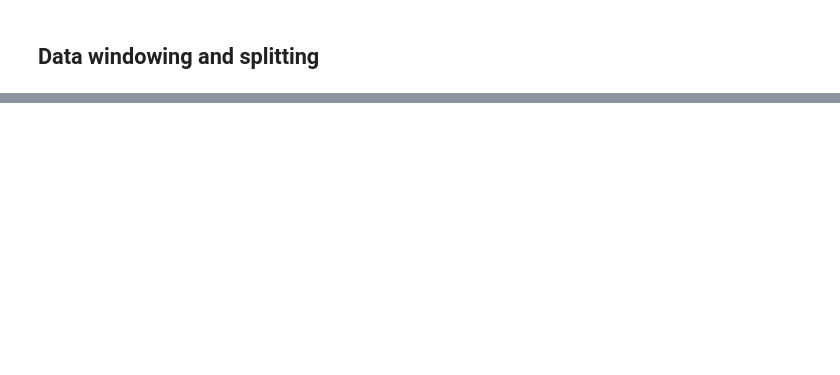
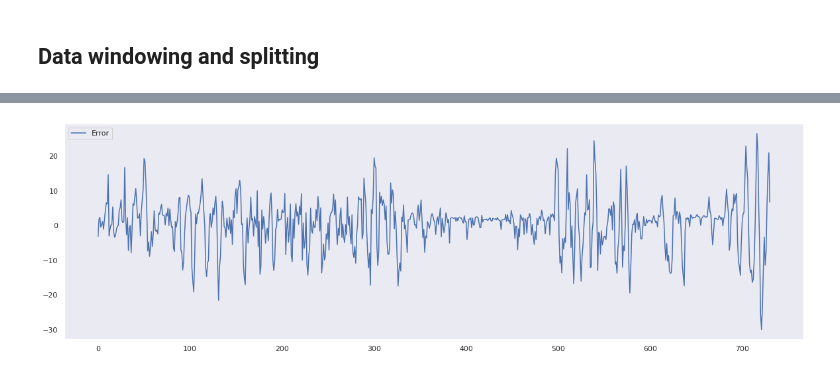
Before and after one commit to YashRevannavar/Auto-ML-On-De-Pollution, a Jupyter notebook: script/ml04-1.ipynb, the cells around one changed output, grey strips where cells are left out. Drawn from its saved outputs; the diff is of its cells as text; code cells hidden in the pictures; blank space fills up the shorter version.

```diff
--- a/script/ml04-1.ipynb
+++ b/script/ml04-1.ipynb
@@ -116,0 +217,7 @@ ValueError: Failed to convert a NumPy array to a Tensor (Unsupported object type
+# %%
+plt.plot(pdf.Error, label='Error')
+plt.legend()
+plt.grid()
+plt.show()
+# %% [output]
+[figure, added]
```
Also changed, not shown: parts of 20 cells of this notebook, 6 other files.
